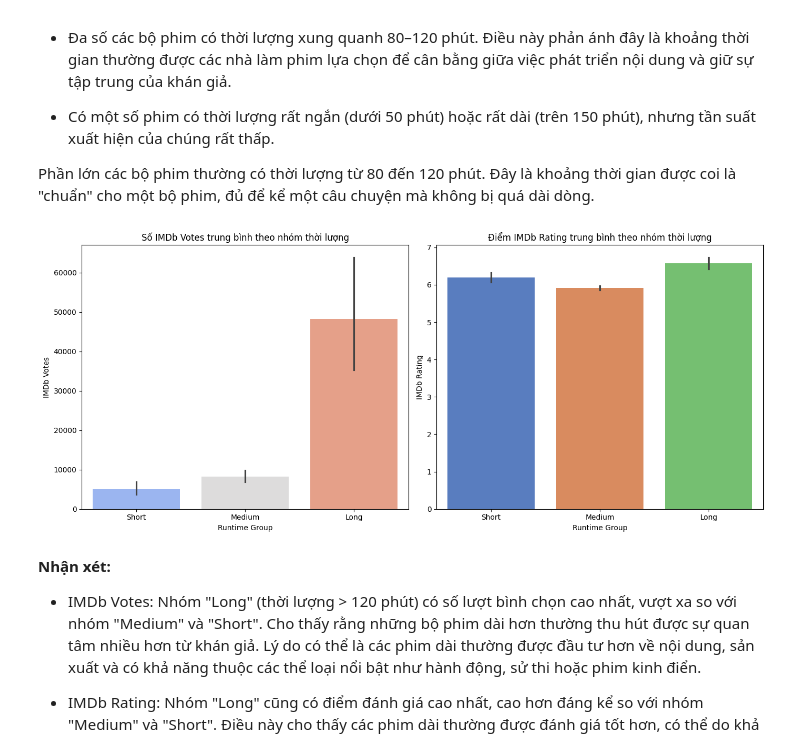
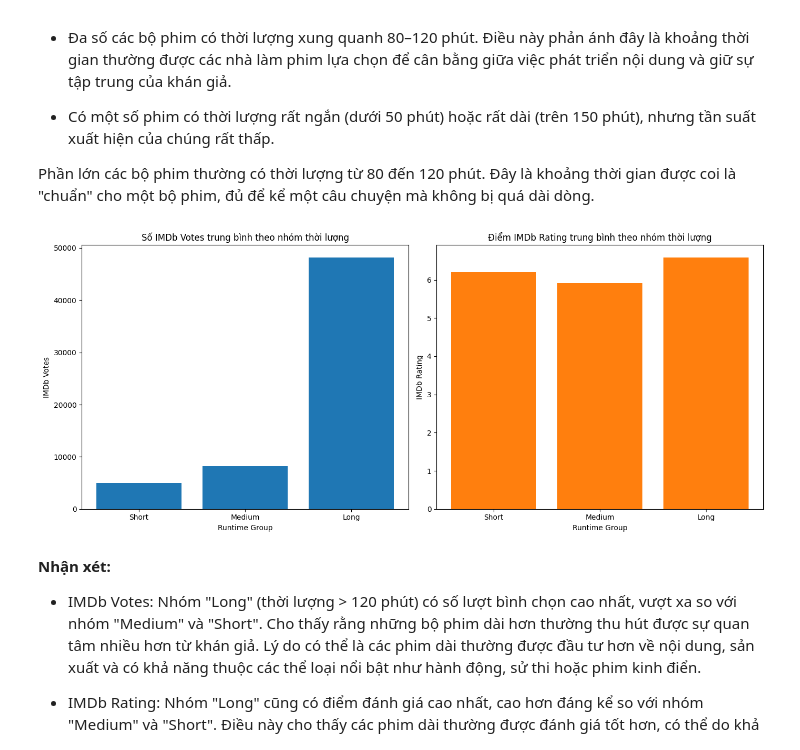
Before and after one commit to alpaca3000/IntroToDS, a Jupyter notebook: Source_codes/AnsweringQuestion_4.ipynb, the cells around one changed output. Saved outputs shown, nothing was run; the diff lists cells and outputs as text; code cells hidden in the pictures.

```diff
--- a/Source_codes/AnsweringQuestion_4.ipynb
+++ b/Source_codes/AnsweringQuestion_4.ipynb
@@ -61,24 +61,26 @@ Phần lớn các bộ phim thường có thời lượng từ 80 đến 120 ph
 # %%
 plt.figure(figsize=(14, 6))
 
 # IMDb Votes theo nhóm thời lượng
 plt.subplot(1, 2, 1)
-sns.barplot(data=df, x='Runtime Group', y='IMDb Votes', hue='Runtime Group', palette='coolwarm')
+runtime_group_counts = df.groupby('Runtime Group', observed=False)['IMDb Votes'].mean()  # Tính giá trị trung bình của IMDb Votes cho mỗi nhóm
+plt.bar(runtime_group_counts.index, runtime_group_counts.values, color='#1f77b4')
 plt.title('Số IMDb Votes trung bình theo nhóm thời lượng')
 plt.xlabel('Runtime Group')
 plt.ylabel('IMDb Votes')
 
 # IMDb Rating theo nhóm thời lượng
 plt.subplot(1, 2, 2)
-sns.barplot(data=df, x='Runtime Group', y='IMDb Rating', hue='Runtime Group', palette='muted')
+runtime_group_rating = df.groupby('Runtime Group', observed=False)['IMDb Rating'].mean()  # Tính giá trị trung bình của IMDb Rating cho mỗi nhóm
+plt.bar(runtime_group_rating.index, runtime_group_rating.values, color='#ff7f0e')
 plt.title('Điểm IMDb Rating trung bình theo nhóm thời lượng')
 plt.xlabel('Runtime Group')
 plt.ylabel('IMDb Rating')
 
 plt.tight_layout()
 plt.show()
 # %% [output]
-[figure, old version]
+[figure, new version]
 # %% [markdown]
 **Nhận xét:**
 - IMDb Votes:
```
Also changed, not shown: parts of 1 cell of this notebook.
